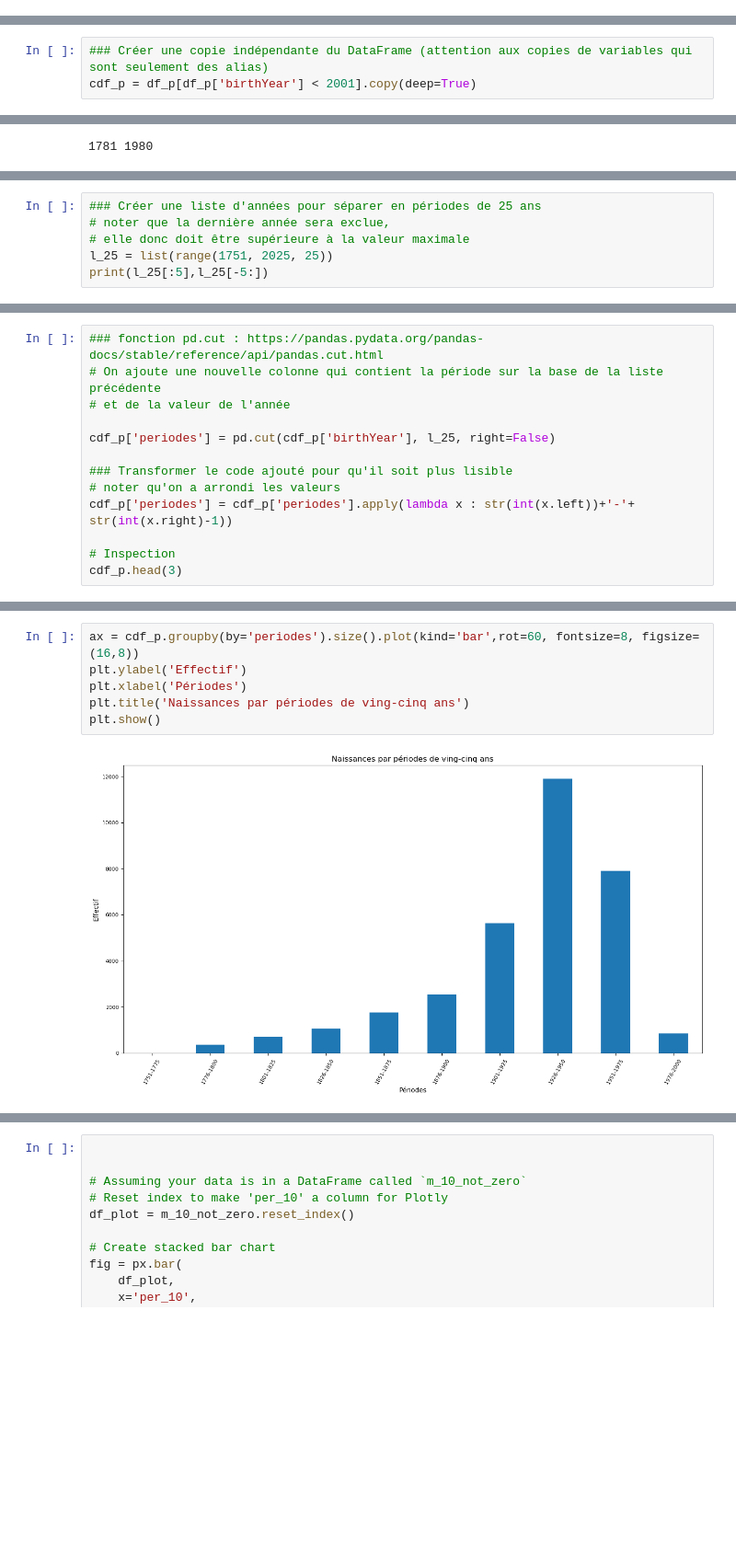
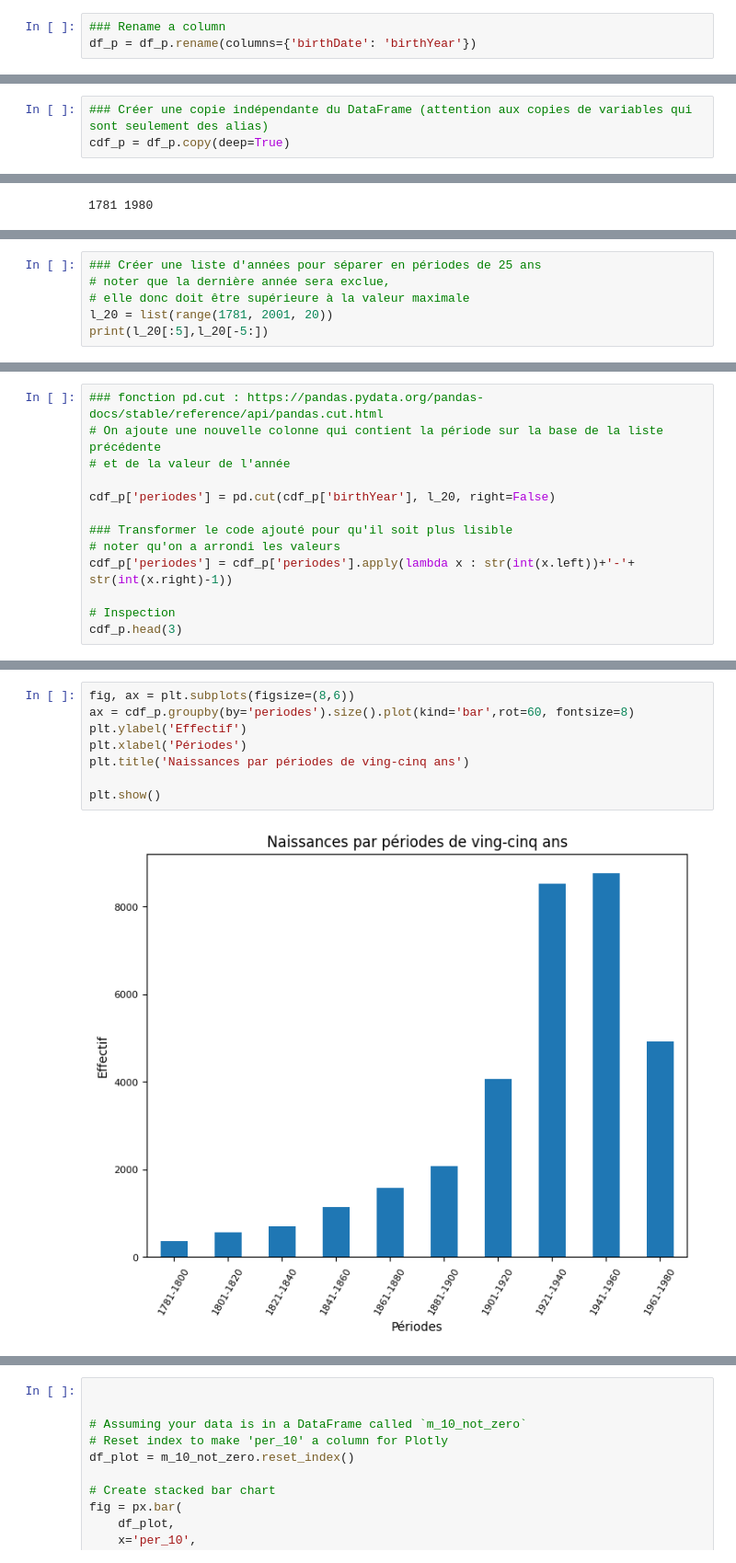
Before and after one commit to Sciences-historiques-numeriques/astronomers, a Jupyter notebook: notebooks_jupyter/wikidata_exploration/da1_distribution_birthYear_gender.ipynb, the cells around one changed output, grey strips where cells are left out. Shown at 92% size. Drawn from its saved outputs; the diff is of its cells as text; blank space fills up the shorter version.

```diff
--- a/notebooks_jupyter/wikidata_exploration/da1_distribution_birthYear_gender.ipynb
+++ b/notebooks_jupyter/wikidata_exploration/da1_distribution_birthYear_gender.ipynb
@@ -52,3 +53,6 @@ Data columns (total 4 columns):
  3   genLabel   32693 non-null  object
 dtypes: int64(1), object(3)
 memory usage: 1021.8+ KB
+# %%
+### Rename a column
+df_p = df_p.rename(columns={'birthDate': 'birthYear'})
@@ -159,6 +234,6 @@ plt.show()
 # %%
 ### Créer une copie indépendante du DataFrame (attention aux copies de variables qui sont seulement des alias)
-cdf_p = df_p[df_p['birthYear'] < 2001].copy(deep=True)
+cdf_p = df_p.copy(deep=True)
 # %%
 cdf_p.head(3)
 # %% [output]
@@ -177,6 +252,6 @@ print(min(cdf_p['birthYear']), max(cdf_p['birthYear']))
 ### Créer une liste d'années pour séparer en périodes de 25 ans
 # noter que la dernière année sera exclue,
 # elle donc doit être supérieure à la valeur maximale
-l_25 = list(range(1751, 2025, 25))
-print(l_25[:5],l_25[-5:])
+l_20 = list(range(1781, 2001, 20))
+print(l_20[:5],l_20[-5:])
 # %% [output]
@@ -186,7 +261,7 @@ print(l_25[:5],l_25[-5:])
 # On ajoute une nouvelle colonne qui contient la période sur la base de la liste précédente
 # et de la valeur de l'année
 
-cdf_p['periodes'] = pd.cut(cdf_p['birthYear'], l_25, right=False)
+cdf_p['periodes'] = pd.cut(cdf_p['birthYear'], l_20, right=False)
 
 ### Transformer le code ajouté pour qu'il soit plus lisible
 # noter qu'on a arrondi les valeurs
@@ -217,9 +292,11 @@ periodes
 dtype: int64
 # %%
-ax = cdf_p.groupby(by='periodes').size().plot(kind='bar',rot=60, fontsize=8, figsize=(16,8))
+fig, ax = plt.subplots(figsize=(8,6))
+ax = cdf_p.groupby(by='periodes').size().plot(kind='bar',rot=60, fontsize=8)
 plt.ylabel('Effectif')
 plt.xlabel('Périodes')
 plt.title('Naissances par périodes de ving-cinq ans')
+
 plt.show()
 # %% [output]
-[figure, old version]
+[figure, new version]
```
Also changed, not shown: parts of 61 cells of this notebook, 1 other file.
